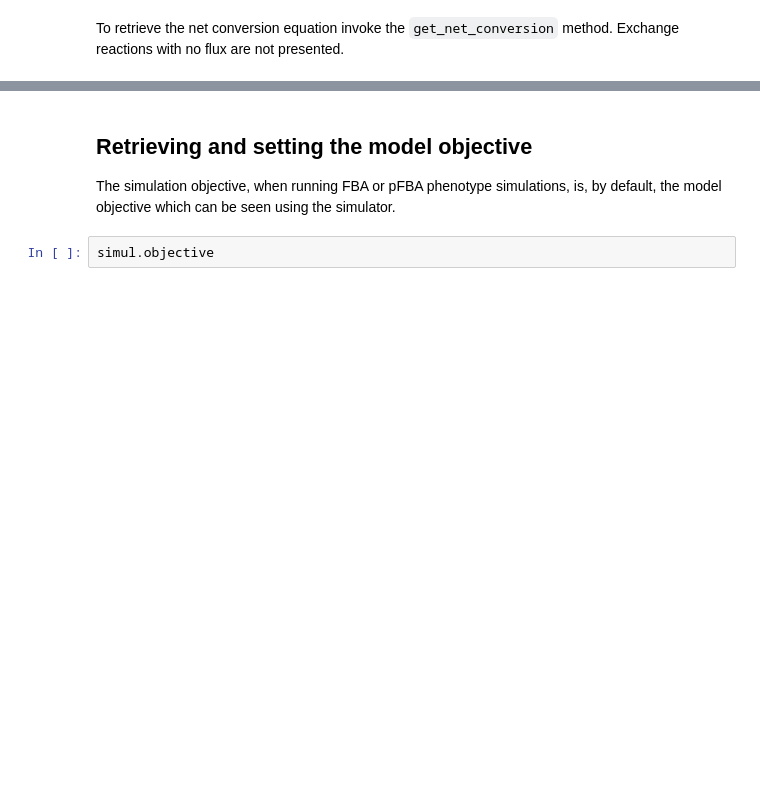
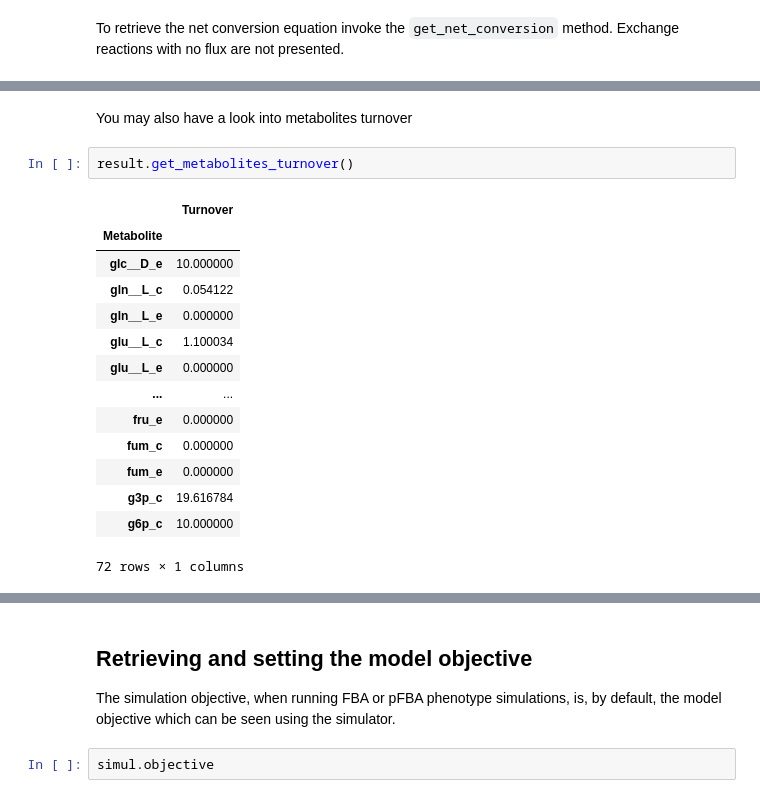
Before and after one commit to BioSystemsUM/MEWpy, a Jupyter notebook: examples/simulation.ipynb, the cells around one changed output, grey strips where cells are left out. Drawn from its saved outputs; the diff is of its cells as text; blank space fills up the shorter version.

```diff
--- a/examples/simulation.ipynb
+++ b/examples/simulation.ipynb
@@ -112,0 +298,19 @@ result.get_net_conversion()
+# %% [markdown]
+You may also have a look into metabolites turnover
+# %%
+result.get_metabolites_turnover()
+# %% [output]
+|  | Turnover |
+| Metabolite |  |
+| glc__D_e | 10.000000 |
+| gln__L_c | 0.054122 |
+| gln__L_e | 0.000000 |
+| glu__L_c | 1.100034 |
+| glu__L_e | 0.000000 |
+| ... | ... |
+| fru_e | 0.000000 |
+| fum_c | 0.000000 |
+| fum_e | 0.000000 |
+| g3p_c | 19.616784 |
+| g6p_c | 10.000000 |
+72 rows × 1 columns
```
Also changed, not shown: parts of 32 cells of this notebook, 8 other files.
